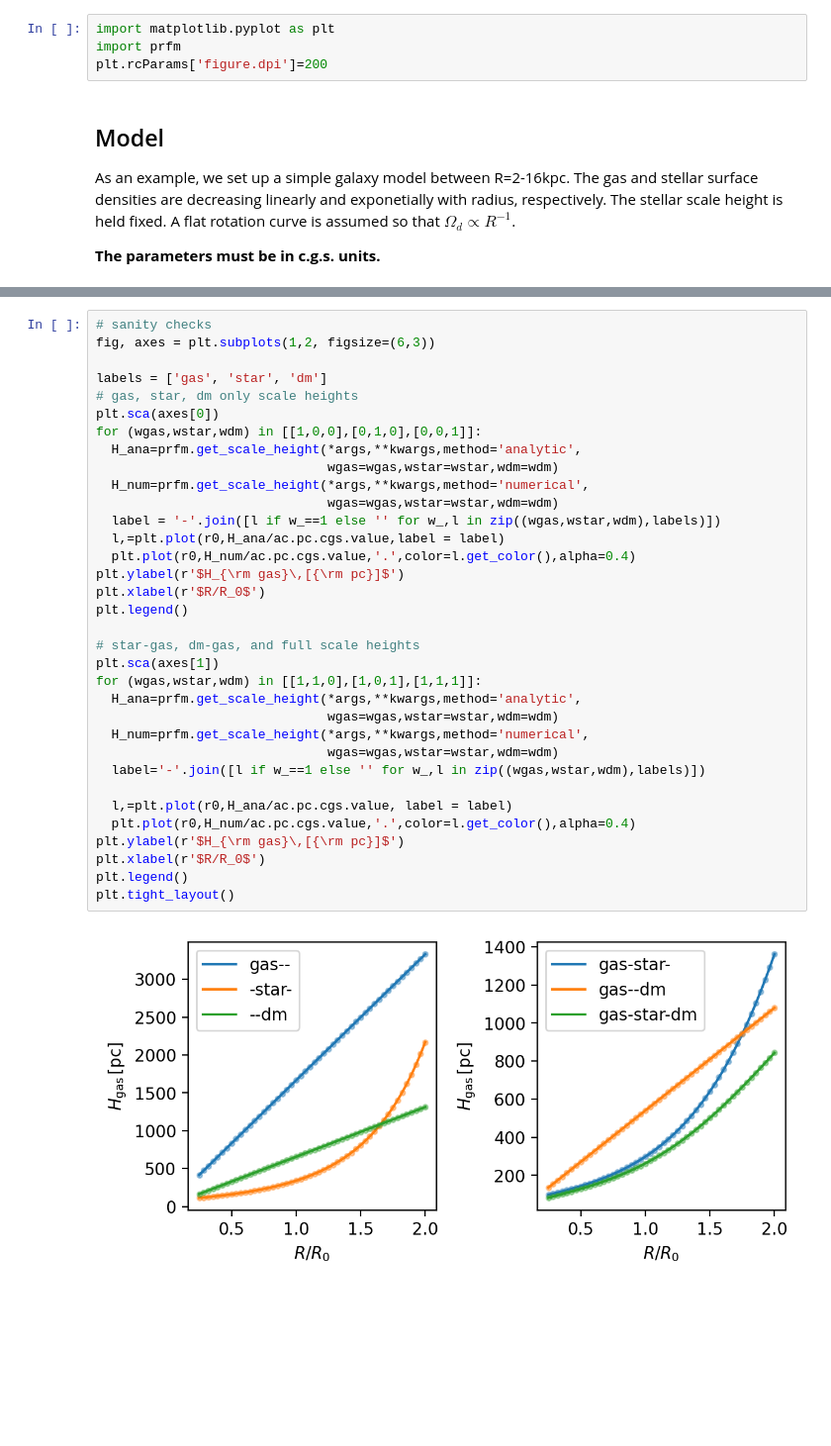
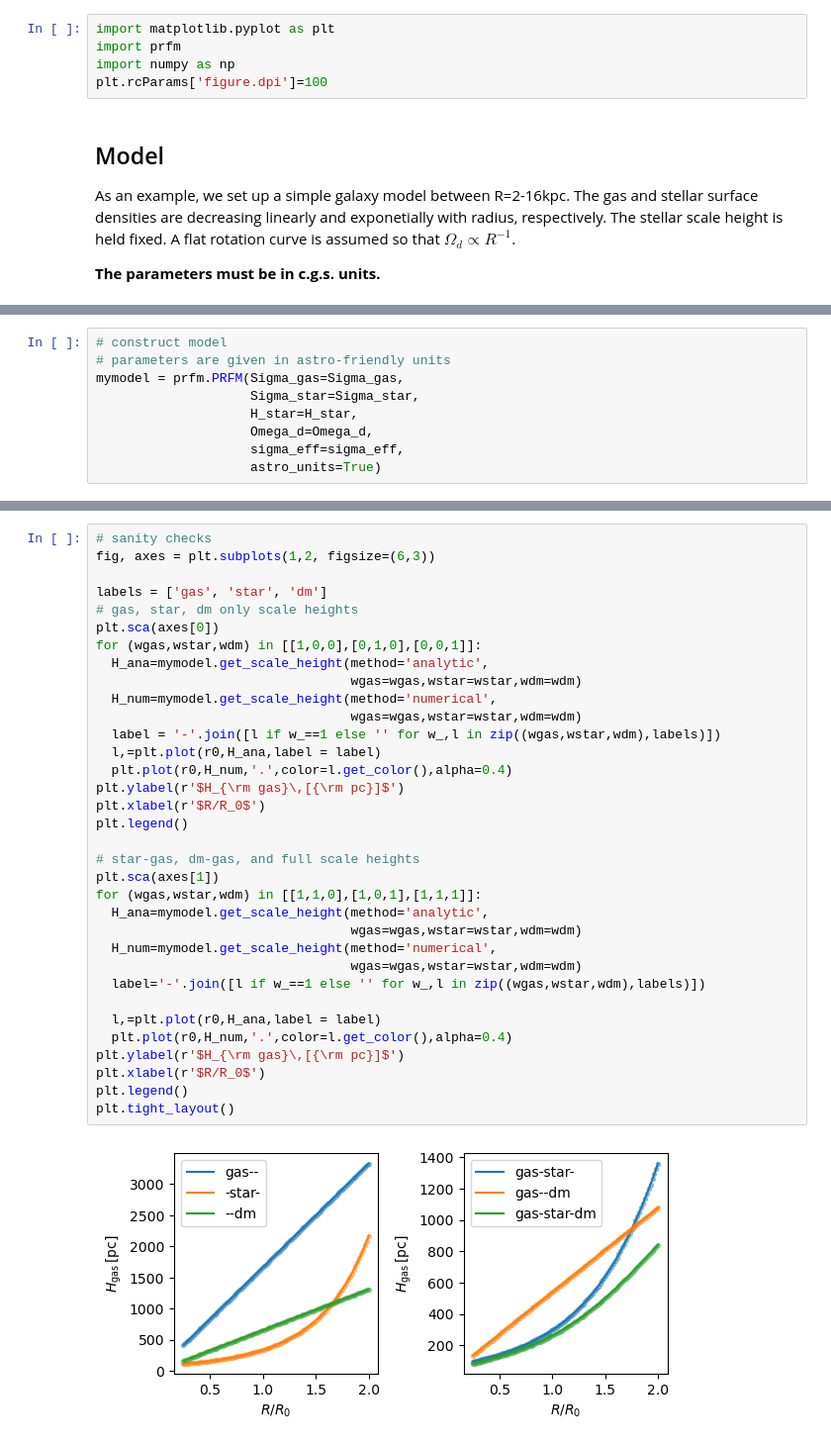
Before and after one commit to changgoo/PRFM, a Jupyter notebook: book/prfm.ipynb, the cells around one changed output, grey strips where cells are left out. Shown at 99% size. Drawn from its saved outputs; the diff is of its cells as text; blank space fills up the shorter version.

```diff
--- a/book/prfm.ipynb
+++ b/book/prfm.ipynb
@@ -12,7 +9,8 @@ sys.path.insert(0,'../')
 # %%
 import matplotlib.pyplot as plt
 import prfm
-plt.rcParams['figure.dpi']=200
+import numpy as np
+plt.rcParams['figure.dpi']=100
 # %% [markdown]
 ## Model
 
@@ -59,0 +50,9 @@ kwargs = dict(zeta_d=1/3.)
+# %%
+# construct model
+# parameters are given in astro-friendly units
+mymodel = prfm.PRFM(Sigma_gas=Sigma_gas,
+                    Sigma_star=Sigma_star,
+                    H_star=H_star,
+                    Omega_d=Omega_d,
+                    sigma_eff=sigma_eff,
+                    astro_units=True)
@@ -92,37 +112,37 @@ Below, we assume a constant `sigma_eff` and show validity of different functions
 # %%
 # sanity checks
 fig, axes = plt.subplots(1,2, figsize=(6,3))
 
 labels = ['gas', 'star', 'dm']
 # gas, star, dm only scale heights
 plt.sca(axes[0])
 for (wgas,wstar,wdm) in [[1,0,0],[0,1,0],[0,0,1]]:
-  H_ana=prfm.get_scale_height(*args,**kwargs,method='analytic',
-                              wgas=wgas,wstar=wstar,wdm=wdm)
-  H_num=prfm.get_scale_height(*args,**kwargs,method='numerical',
-                              wgas=wgas,wstar=wstar,wdm=wdm)
+  H_ana=mymodel.get_scale_height(method='analytic',
+                                 wgas=wgas,wstar=wstar,wdm=wdm)
+  H_num=mymodel.get_scale_height(method='numerical',
+                                 wgas=wgas,wstar=wstar,wdm=wdm)
   label = '-'.join([l if w_==1 else '' for w_,l in zip((wgas,wstar,wdm),labels)])
-  l,=plt.plot(r0,H_ana/ac.pc.cgs.value,label = label)
-  plt.plot(r0,H_num/ac.pc.cgs.value,'.',color=l.get_color(),alpha=0.4)
+  l,=plt.plot(r0,H_ana,label = label)
+  plt.plot(r0,H_num,'.',color=l.get_color(),alpha=0.4)
 plt.ylabel(r'$H_{\rm gas}\,[{\rm pc}]$')
 plt.xlabel(r'$R/R_0$')
 plt.legend()
 
 # star-gas, dm-gas, and full scale heights
 plt.sca(axes[1])
 for (wgas,wstar,wdm) in [[1,1,0],[1,0,1],[1,1,1]]:
-  H_ana=prfm.get_scale_height(*args,**kwargs,method='analytic',
-                              wgas=wgas,wstar=wstar,wdm=wdm)
-  H_num=prfm.get_scale_height(*args,**kwargs,method='numerical',
-                              wgas=wgas,wstar=wstar,wdm=wdm)
+  H_ana=mymodel.get_scale_height(method='analytic',
+                                 wgas=wgas,wstar=wstar,wdm=wdm)
+  H_num=mymodel.get_scale_height(method='numerical',
+                                 wgas=wgas,wstar=wstar,wdm=wdm)
   label='-'.join([l if w_==1 else '' for w_,l in zip((wgas,wstar,wdm),labels)])
 
-  l,=plt.plot(r0,H_ana/ac.pc.cgs.value, label = label)
-  plt.plot(r0,H_num/ac.pc.cgs.value,'.',color=l.get_color(),alpha=0.4)
+  l,=plt.plot(r0,H_ana,label = label)
+  plt.plot(r0,H_num,'.',color=l.get_color(),alpha=0.4)
 plt.ylabel(r'$H_{\rm gas}\,[{\rm pc}]$')
 plt.xlabel(r'$R/R_0$')
 plt.legend()
 plt.tight_layout()
 # %% [output]
-[figure, old version]
+[figure, new version]
 # %% [markdown]
```
Also changed, not shown: parts of 17 cells of this notebook, 5 other files.
